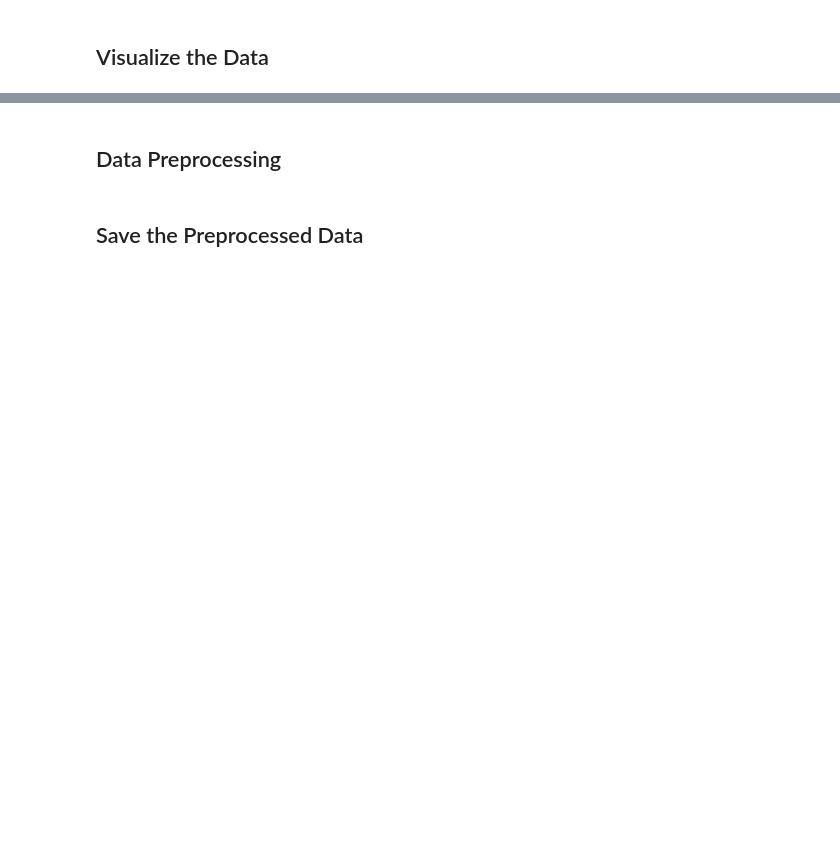
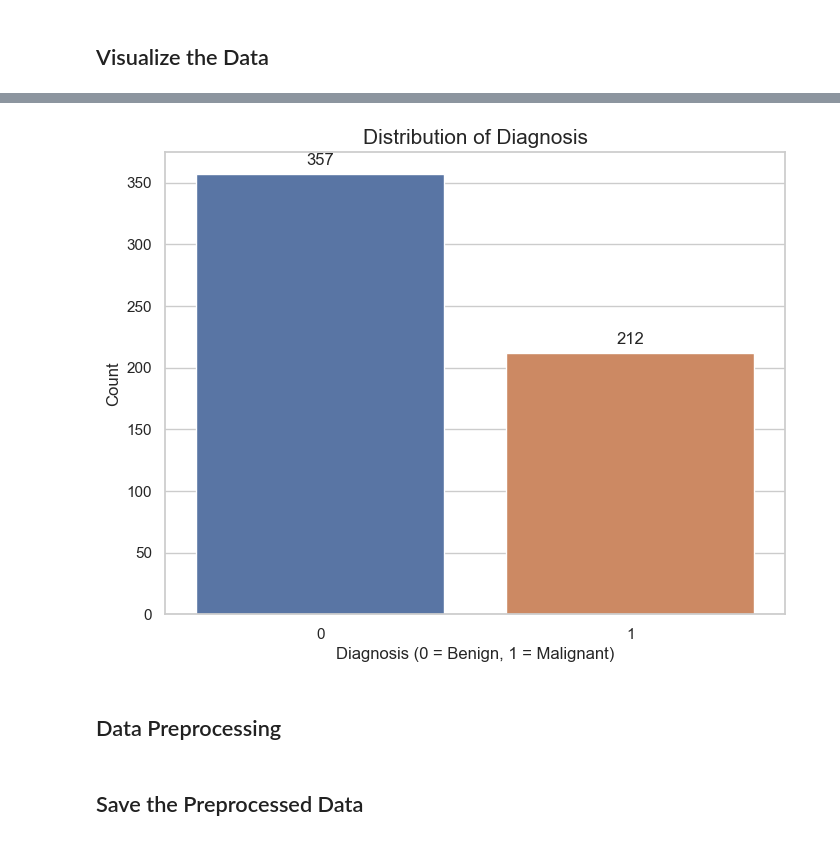
Before and after one commit to CarlosADuranVIllalobos/Breast_Cancer_Diagnosis_ML, a Jupyter notebook: notebooks/data_preprocessing.ipynb, the cells around one changed output, grey strips where cells are left out. Saved outputs shown, nothing was run; the diff lists cells and outputs as text; code cells hidden in the pictures; blank space fills up the shorter version.

```diff
--- a/notebooks/data_preprocessing.ipynb
+++ b/notebooks/data_preprocessing.ipynb
@@ -44,3 +111,21 @@ plt.show()
+# %%
+# Plot the distribution of the target variable
+plt.figure(figsize=(8, 6))
+ax = sns.barplot(x=data['diagnosis'].value_counts().index, y = data['diagnosis'].value_counts().values)
+plt.title('Distribution of Diagnosis', fontsize=15)
+plt.xlabel('Diagnosis (0 = Benign, 1 = Malignant)', fontsize=12)
+plt.ylabel('Count', fontsize=12)
+
+# Add count labels on top of the bars
+for p in ax.patches:
+    ax.annotate(f'{int(p.get_height())}',
+                (p.get_x() + p.get_width() / 2., p.get_height()),
+                ha='center', va='center', xytext=(0, 10),
+                textcoords='offset points', fontsize=12)
+
+plt.show()
+# %% [output]
+[figure, added]
 # %% [markdown]
 ## Data Preprocessing
 # %%
```
Also changed, not shown: parts of 10 cells of this notebook, 11 other files.
